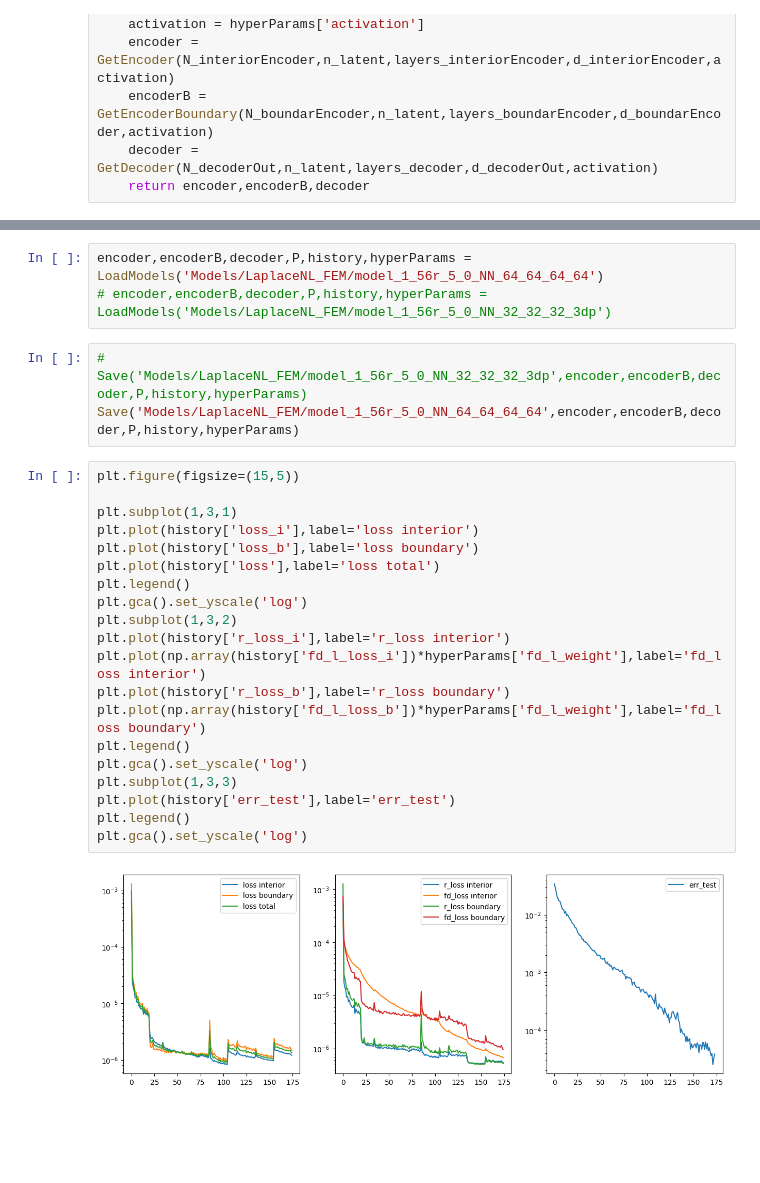
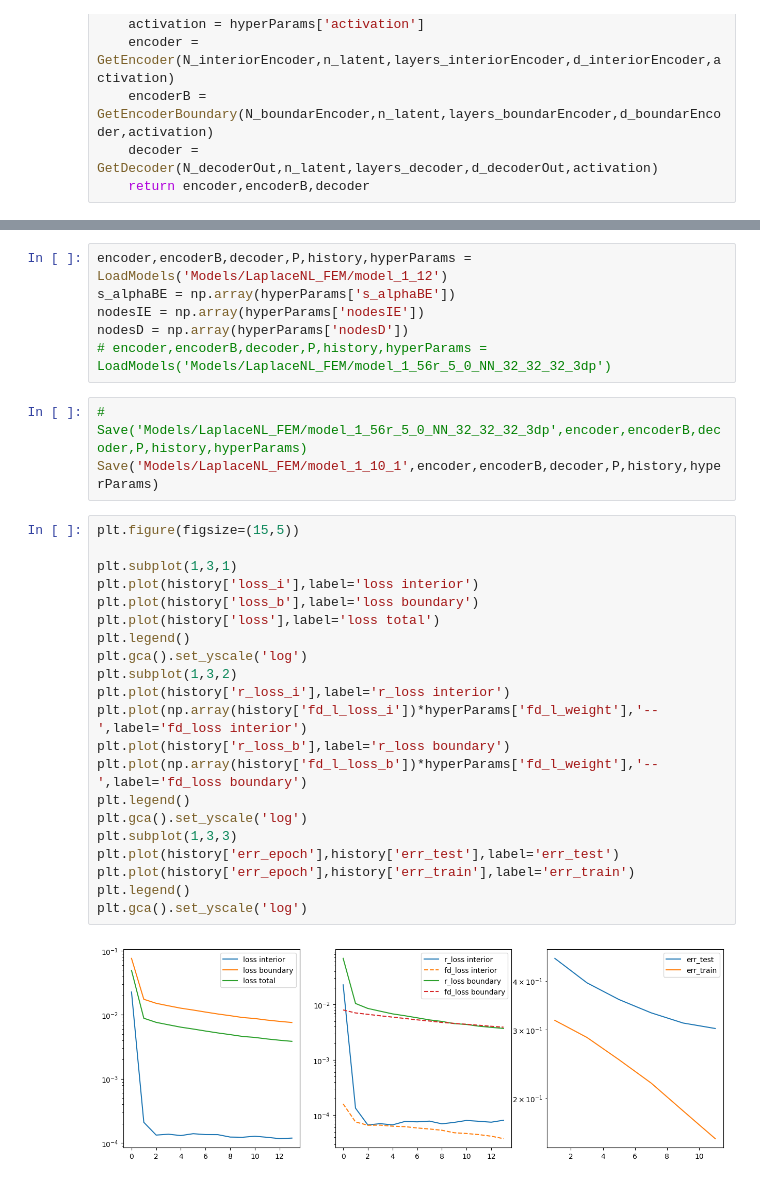
Before and after one commit to jh6220/SINNs-FEM, a Jupyter notebook: SINNs_FEM_implementation.ipynb, the cells around one changed output, grey strips where cells are left out. Drawn from its saved outputs; the diff is of its cells as text; blank space fills up the shorter version.

```diff
--- a/SINNs_FEM_implementation.ipynb
+++ b/SINNs_FEM_implementation.ipynb
@@ -801,31 +822,35 @@ epoch: 20/20; batch: 3000/3000; loss: 1.216e-06; err_test: 3.854e-05
 # %%
-encoder,encoderB,decoder,P,history,hyperParams = LoadModels('Models/LaplaceNL_FEM/model_1_56r_5_0_NN_64_64_64_64')
+encoder,encoderB,decoder,P,history,hyperParams = LoadModels('Models/LaplaceNL_FEM/model_1_12')
+s_alphaBE = np.array(hyperParams['s_alphaBE'])
+nodesIE = np.array(hyperParams['nodesIE'])
+nodesD = np.array(hyperParams['nodesD'])
 # encoder,encoderB,decoder,P,history,hyperParams = LoadModels('Models/LaplaceNL_FEM/model_1_56r_5_0_NN_32_32_32_3dp')
 # %%
 # Save('Models/LaplaceNL_FEM/model_1_56r_5_0_NN_32_32_32_3dp',encoder,encoderB,decoder,P,history,hyperParams)
-Save('Models/LaplaceNL_FEM/model_1_56r_5_0_NN_64_64_64_64',encoder,encoderB,decoder,P,history,hyperParams)
+Save('Models/LaplaceNL_FEM/model_1_10_1',encoder,encoderB,decoder,P,history,hyperParams)
 # %%
 plt.figure(figsize=(15,5))
 
 plt.subplot(1,3,1)
 plt.plot(history['loss_i'],label='loss interior')
 plt.plot(history['loss_b'],label='loss boundary')
 plt.plot(history['loss'],label='loss total')
 plt.legend()
 plt.gca().set_yscale('log')
 plt.subplot(1,3,2)
 plt.plot(history['r_loss_i'],label='r_loss interior')
-plt.plot(np.array(history['fd_l_loss_i'])*hyperParams['fd_l_weight'],label='fd_loss interior')
+plt.plot(np.array(history['fd_l_loss_i'])*hyperParams['fd_l_weight'],'--',label='fd_loss interior')
 plt.plot(history['r_loss_b'],label='r_loss boundary')
-plt.plot(np.array(history['fd_l_loss_b'])*hyperParams['fd_l_weight'],label='fd_loss boundary')
+plt.plot(np.array(history['fd_l_loss_b'])*hyperParams['fd_l_weight'],'--',label='fd_loss boundary')
 plt.legend()
 plt.gca().set_yscale('log')
 plt.subplot(1,3,3)
-plt.plot(history['err_test'],label='err_test')
+plt.plot(history['err_epoch'],history['err_test'],label='err_test')
+plt.plot(history['err_epoch'],history['err_train'],label='err_train')
 plt.legend()
 plt.gca().set_yscale('log')
 # %% [output]
-[figure, old version]
+[figure, new version]
 # %%
 def EncodeData(data,encoder,encoderB, nodesIE, s_alphaBE):
     nodes = data['nodes']
```
Also changed, not shown: parts of 13 cells of this notebook, 23 other files.
